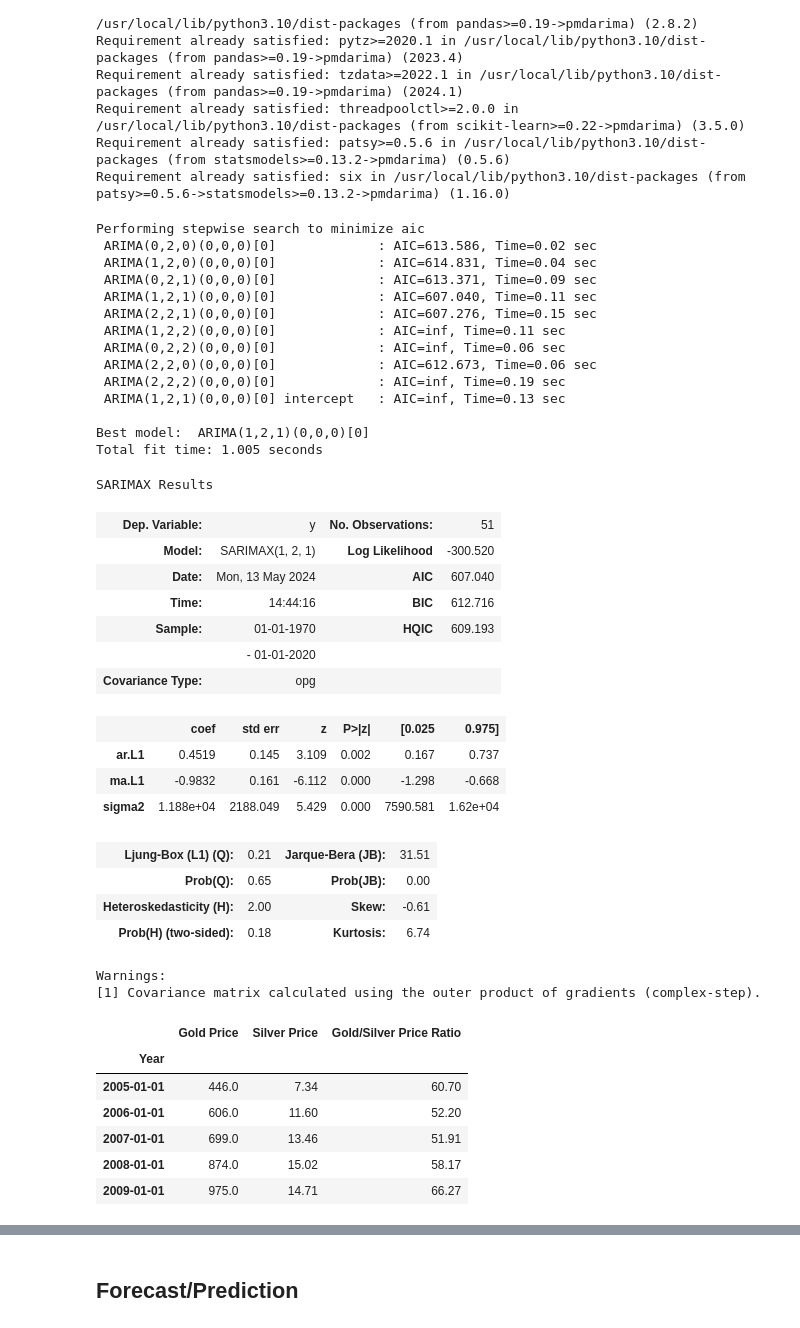
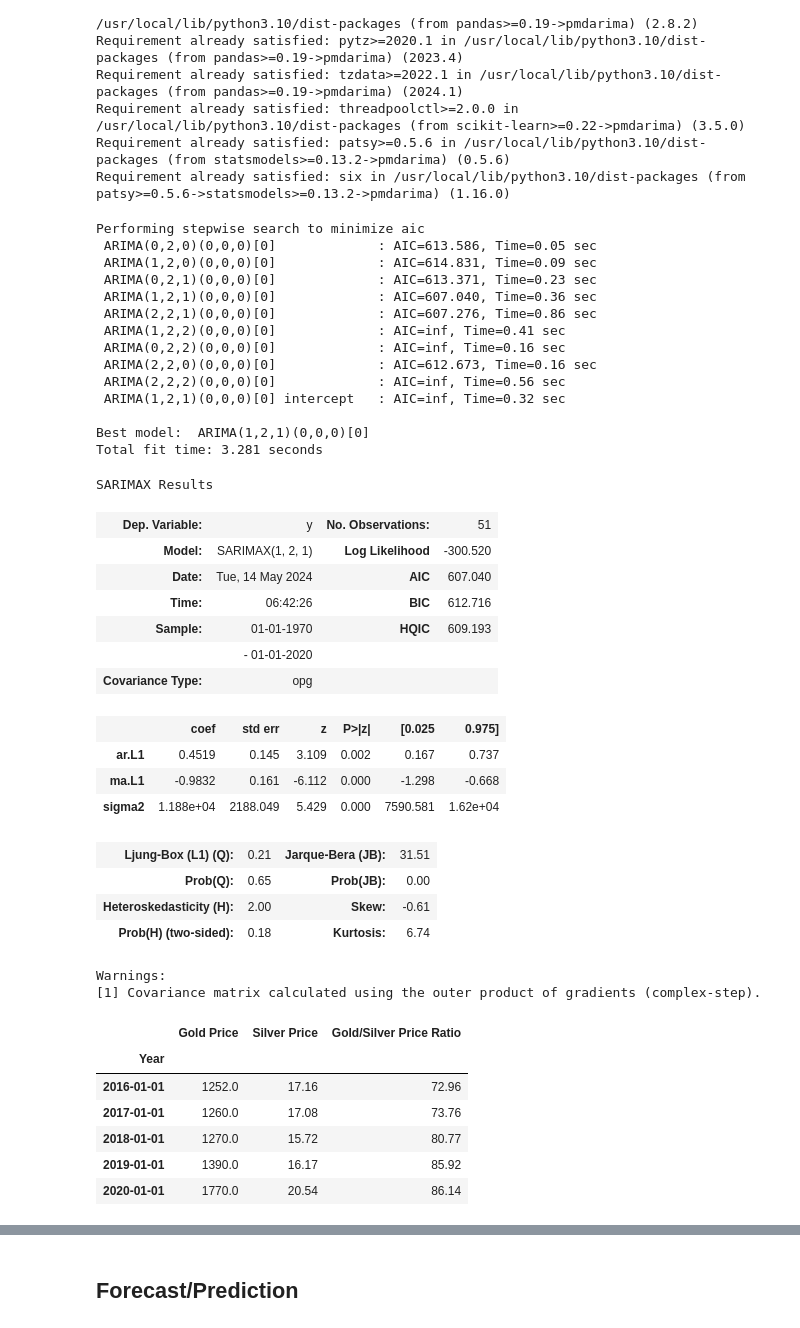
Before and after one commit to yodhasu/Code-Archive, a Jupyter notebook: Gold_Price_Prediction_ARIMA.ipynb, the cells around one changed output, grey strips where cells are left out. Drawn from its saved outputs; the diff is of its cells as text; code cells hidden in the pictures.

```diff
--- a/Gold_Price_Prediction_ARIMA.ipynb
+++ b/Gold_Price_Prediction_ARIMA.ipynb
@@ -212,30 +212,30 @@ Requirement already satisfied: six in /usr/local/lib/python3.10/dist-packages (f
 import pmdarima as pm
 from statsmodels.tsa.arima.model import ARIMA as arima
 
-model = pm.auto_arima(datedf['Gold Price '], trace=True, suppress_warnings=True, start_p=0, start_q=0, max_order=4, test = 'adf')
-fitted = model
+automodel = pm.auto_arima(datedf['Gold Price '], trace=True, suppress_warnings=True, start_p=0, start_q=0, max_order=4, test = 'adf', seasonal=True)
+fitted = automodel
 
 fitted.summary()
 # %% [output]
 Performing stepwise search to minimize aic
- ARIMA(0,2,0)(0,0,0)[0]             : AIC=613.586, Time=0.02 sec
- ARIMA(1,2,0)(0,0,0)[0]             : AIC=614.831, Time=0.04 sec
- ARIMA(0,2,1)(0,0,0)[0]             : AIC=613.371, Time=0.09 sec
- ARIMA(1,2,1)(0,0,0)[0]             : AIC=607.040, Time=0.11 sec
- ARIMA(2,2,1)(0,0,0)[0]             : AIC=607.276, Time=0.15 sec
- ARIMA(1,2,2)(0,0,0)[0]             : AIC=inf, Time=0.11 sec
- ARIMA(0,2,2)(0,0,0)[0]             : AIC=inf, Time=0.06 sec
- ARIMA(2,2,0)(0,0,0)[0]             : AIC=612.673, Time=0.06 sec
- ARIMA(2,2,2)(0,0,0)[0]             : AIC=inf, Time=0.19 sec
- ARIMA(1,2,1)(0,0,0)[0] intercept   : AIC=inf, Time=0.13 sec
+ ARIMA(0,2,0)(0,0,0)[0]             : AIC=613.586, Time=0.05 sec
+ ARIMA(1,2,0)(0,0,0)[0]             : AIC=614.831, Time=0.09 sec
+ ARIMA(0,2,1)(0,0,0)[0]             : AIC=613.371, Time=0.23 sec
+ ARIMA(1,2,1)(0,0,0)[0]             : AIC=607.040, Time=0.36 sec
+ ARIMA(2,2,1)(0,0,0)[0]             : AIC=607.276, Time=0.86 sec
+ ARIMA(1,2,2)(0,0,0)[0]             : AIC=inf, Time=0.41 sec
+ ARIMA(0,2,2)(0,0,0)[0]             : AIC=inf, Time=0.16 sec
+ ARIMA(2,2,0)(0,0,0)[0]             : AIC=612.673, Time=0.16 sec
+ ARIMA(2,2,2)(0,0,0)[0]             : AIC=inf, Time=0.56 sec
+ ARIMA(1,2,1)(0,0,0)[0] intercept   : AIC=inf, Time=0.32 sec
 
 Best model:  ARIMA(1,2,1)(0,0,0)[0]
-Total fit time: 1.005 seconds
+Total fit time: 3.281 seconds
 SARIMAX Results
 | Dep. Variable: | y | No. Observations: | 51 |
 | Model: | SARIMAX(1, 2, 1) | Log Likelihood | -300.520 |
-| Date: | Mon, 13 May 2024 | AIC | 607.040 |
-| Time: | 14:44:16 | BIC | 612.716 |
+| Date: | Tue, 14 May 2024 | AIC | 607.040 |
+| Time: | 06:42:26 | BIC | 612.716 |
 | Sample: | 01-01-1970 | HQIC | 609.193 |
 |  | - 01-01-2020 |  |  |
 | Covariance Type: | opg |  |  |
@@ -256,10 +262,10 @@ dftrain, dftest = np.split(datedf, [int(0.8*len(datedf))])
 # %%
-dftrain.tail()
+datedf.tail()
 # %% [output]
 |  | Gold Price | Silver Price | Gold/Silver Price Ratio |
 | Year |  |  |  |
-| 2005-01-01 | 446.0 | 7.34 | 60.70 |
-| 2006-01-01 | 606.0 | 11.60 | 52.20 |
-| 2007-01-01 | 699.0 | 13.46 | 51.91 |
-| 2008-01-01 | 874.0 | 15.02 | 58.17 |
-| 2009-01-01 | 975.0 | 14.71 | 66.27 |
+| 2016-01-01 | 1252.0 | 17.16 | 72.96 |
+| 2017-01-01 | 1260.0 | 17.08 | 73.76 |
+| 2018-01-01 | 1270.0 | 15.72 | 80.77 |
+| 2019-01-01 | 1390.0 | 16.17 | 85.92 |
+| 2020-01-01 | 1770.0 | 20.54 | 86.14 |
```
Also changed, not shown: parts of 25 cells of this notebook.
